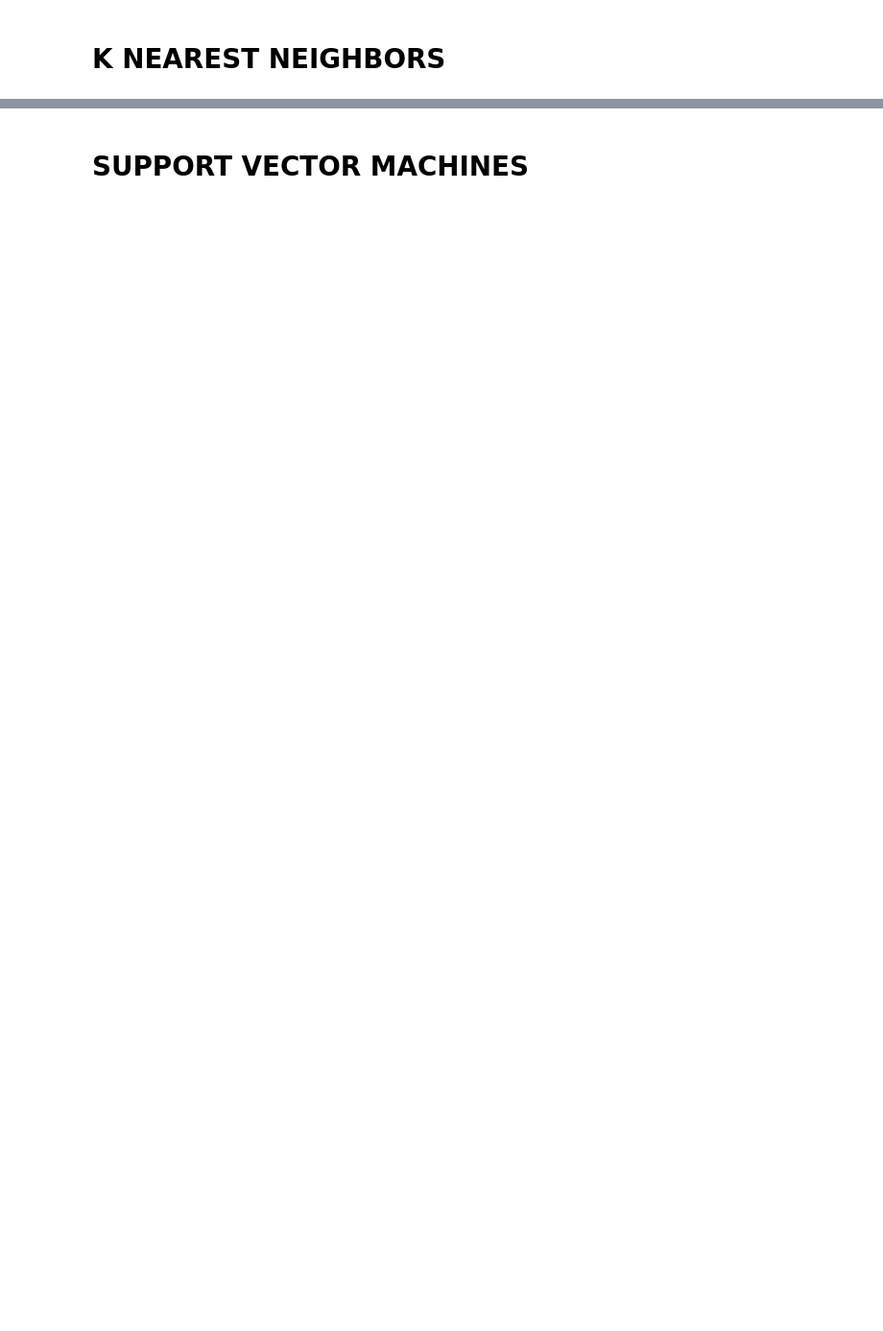
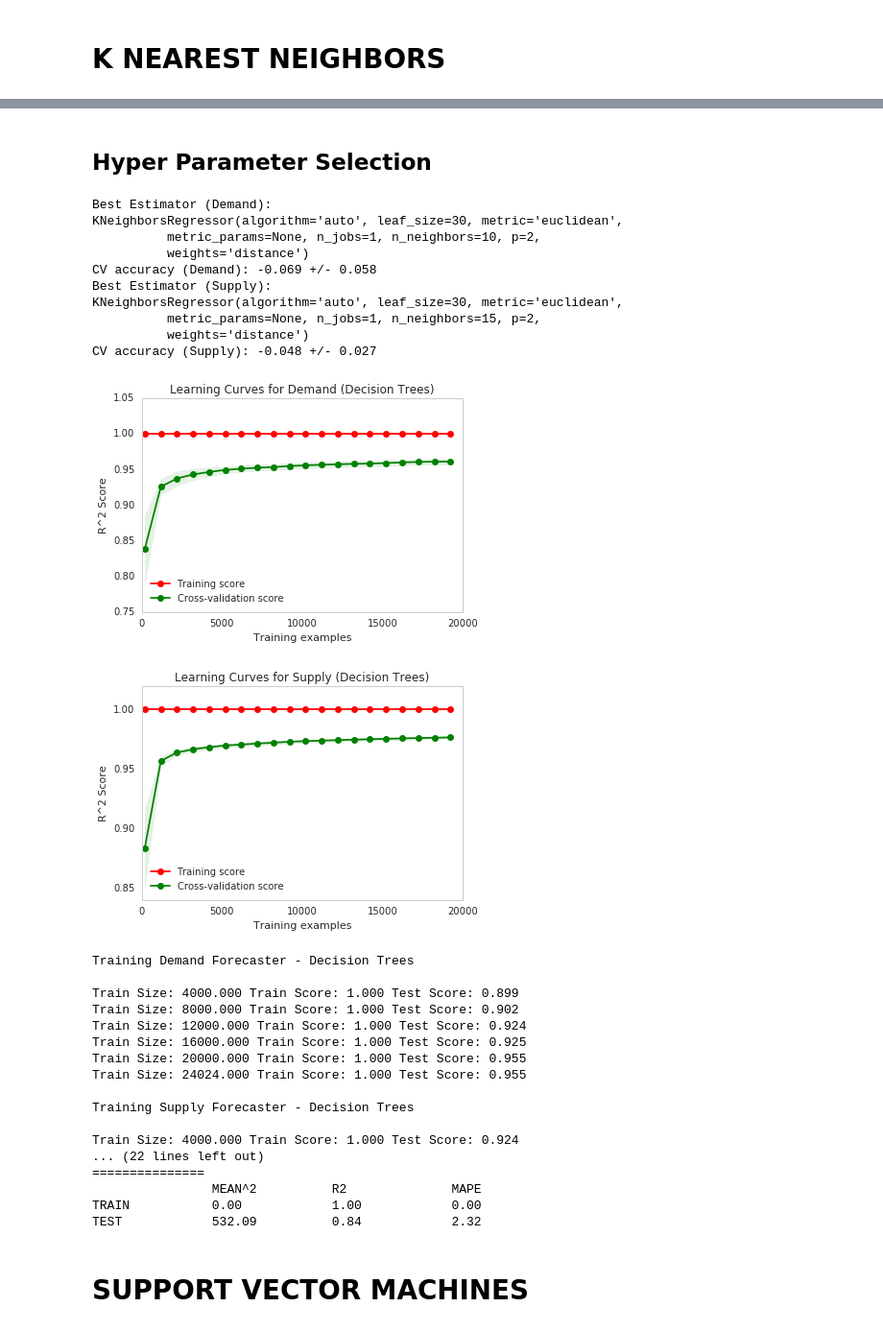
Before and after one commit to rvishakh/udacity, a Jupyter notebook: MLND/capstone/didi/fit.ipynb, the cells around one changed output, grey strips where cells are left out. Shown at 96% size. Cells and saved outputs as stored; diff of their text form; code cells hidden in the pictures; blank space fills up the shorter version.

Commit message:
Scoring included with select_hyperparms

```diff
--- a/MLND/capstone/didi/fit.ipynb
+++ b/MLND/capstone/didi/fit.ipynb
@@ -408,19 +491,17 @@ def select_hyperparams(**kwargs):
 
     # DEMAND
     # Use nested cross validation - 5x2 cross validation
-    # Use Mean Squared Error for Scoring
-    # Decision Trees only support MSE
 
     r_gs = GridSearchCV(estimator=alg,
                   param_grid=param_grid,
-                  scoring='mean_squared_error',
+                  scoring=scoring_func,
                   cv=2,
                   n_jobs=-1)
 
     scores = cross_val_score(estimator=r_gs,
                          X=rX_train,
                          y=ry_train,
-                         scoring='mean_squared_error',
+                         scoring=scoring_func,
                          cv=5)
 
     r_gs = r_gs.fit(X=rX_train,
@@ -436,14 +517,14 @@ def select_hyperparams(**kwargs):
 
     a_gs = GridSearchCV(estimator=alg,
                   param_grid=param_grid,
-                  scoring='mean_squared_error',
+                  scoring=scoring_func,
                   cv=2,
                   n_jobs=-1)
 
     scores = cross_val_score(estimator=a_gs,
                          X=aX_train,
                          y=ay_train,
-                         scoring='mean_squared_error',
+                         scoring=scoring_func,
                          cv=5)
 
     a_gs = a_gs.fit(X=aX_train,
@@ -459,6 +540,10 @@ def select_hyperparams(**kwargs):
     generate_traintestscores(rX_train=rX_train, ry_train=ry_train, aX_train=aX_train, ay_train=ay_train,
                              rX_test=rX_test, ry_test=ry_test, aX_test=aX_test, ay_test=ay_test,
                              r_alg=r_gs.best_estimator_, a_alg=a_gs.best_estimator_, alg_name="Decision Trees")
+
+    # Print Scores
+    gap_estimate(rX_train=rX_train, rX_test=rX_test, aX_train=aX_train, aX_test=aX_test,
+                 r_fitfunc=r_gs, a_fitfunc=a_gs)
 # %% [markdown]
 # DECISION TREES
 # %% [markdown]
@@ -575,3 +663,48 @@ Train Size: 24024 Train Score: 0.98452608949 Test Score: 0.974856104756
+# %% [markdown]
+## Hyper Parameter Selection
+# %%
+# Use GridSearchCV - Demand
+# Specify parameters
+param_grid = {'n_neighbors'       : [3, 5, 7, 10, 15, 25],
+              'weights'           : ['uniform', 'distance'],
+              'metric'            : ['euclidean', 'minkowski']}
+
+alg = KNeighborsRegressor()
+
+# Use MSE as scoring function
+select_hyperparams(rX_train=rX_train, ry_train=ry_train, aX_train=aX_train, ay_train=ay_train,
+                   rX_test=rX_test, ry_test=ry_test, aX_test=aX_test, ay_test=ay_test,
+                   alg=alg, param_grid=param_grid, scoring_func='mean_squared_error')
+# %% [output]
+Best Estimator (Demand):
+KNeighborsRegressor(algorithm='auto', leaf_size=30, metric='euclidean',
+          metric_params=None, n_jobs=1, n_neighbors=10, p=2,
+          weights='distance')
+CV accuracy (Demand): -0.069 +/- 0.058
+Best Estimator (Supply):
+KNeighborsRegressor(algorithm='auto', leaf_size=30, metric='euclidean',
+          metric_params=None, n_jobs=1, n_neighbors=15, p=2,
+          weights='distance')
+CV accuracy (Supply): -0.048 +/- 0.027
+[figure, added]
+[figure, added]
+Training Demand Forecaster - Decision Trees
+
+Train Size: 4000.000 Train Score: 1.000 Test Score: 0.899
+Train Size: 8000.000 Train Score: 1.000 Test Score: 0.902
+Train Size: 12000.000 Train Score: 1.000 Test Score: 0.924
+Train Size: 16000.000 Train Score: 1.000 Test Score: 0.925
+Train Size: 20000.000 Train Score: 1.000 Test Score: 0.955
+Train Size: 24024.000 Train Score: 1.000 Test Score: 0.955
+
+Training Supply Forecaster - Decision Trees
+
+Train Size: 4000.000 Train Score: 1.000 Test Score: 0.924
+... (22 lines left out)
+===============
+                MEAN^2          R2              MAPE
+TRAIN           0.00            1.00            0.00
+TEST            532.09          0.84            2.32
 # %% [markdown]
 # SUPPORT VECTOR MACHINES
 # %%
```
Also changed, not shown: parts of 12 cells of this notebook.
